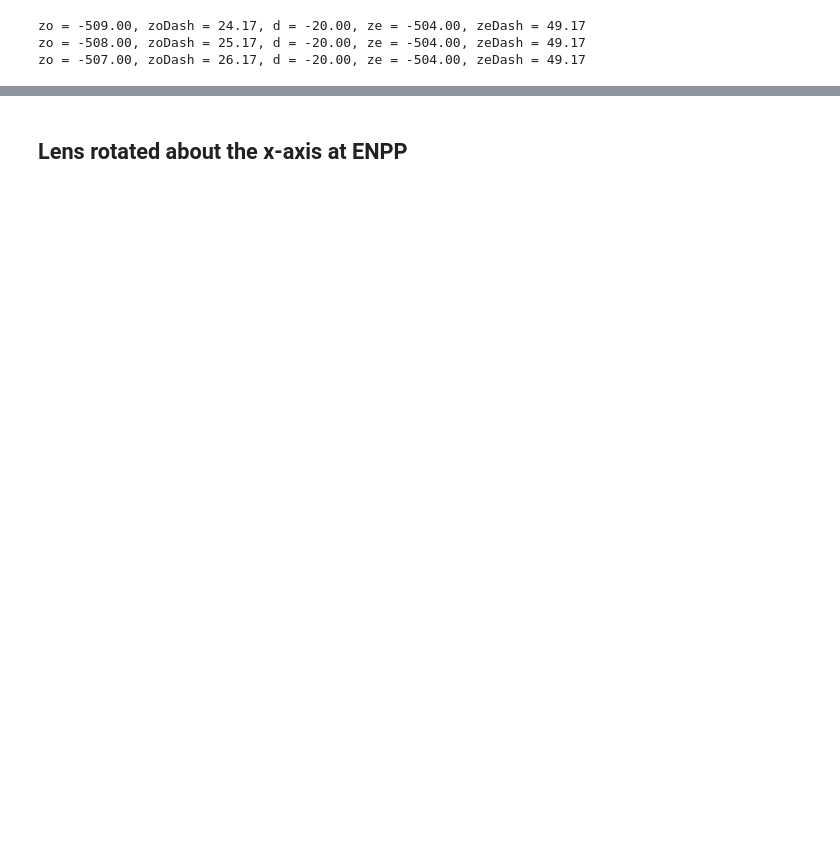
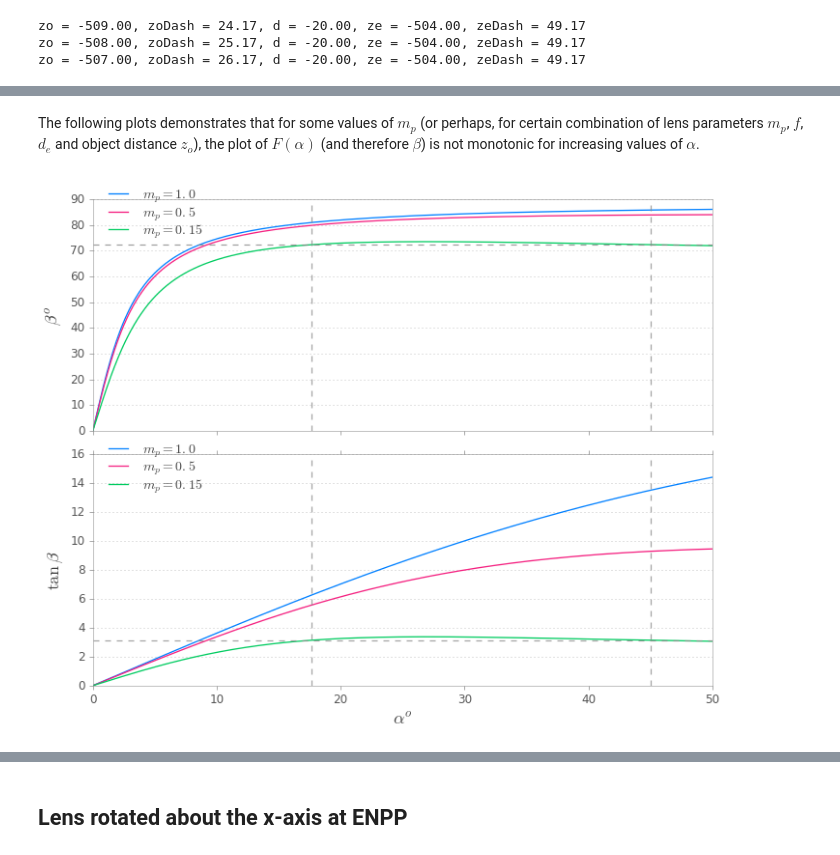
Before and after one commit to indranilsinharoy/phd-artifacts, a Jupyter notebook: chapters/chapter03_geometricmodel/code/StudyOfAngularRelationshipsForLensTiltForFocusing.ipynb, the cells around one changed output, grey strips where cells are left out. Cells and saved outputs as stored; diff of their text form; code cells hidden in the pictures; blank space fills up the shorter version.

```diff
--- a/chapters/chapter03_geometricmodel/code/StudyOfAngularRelationshipsForLensTiltForFocusing.ipynb
+++ b/chapters/chapter03_geometricmodel/code/StudyOfAngularRelationshipsForLensTiltForFocusing.ipynb
@@ -186,0 +276,49 @@ plt.show()
+# %% [markdown]
+The following plots demonstrates that for some values of $m_p$ (or perhaps, for certain combination of lens parameters $m_p$, $f$, $d_e$ and object distance $z_o$), the plot of $F(\alpha)$ (and therefore $\beta$) is not monotonic for increasing values of $\alpha$.
+# %%
+# plot of alpha vs. beta
+# this plot shows that given alpha, we MAY NOT get a unique beta within +/-90°
+zo=-509.0
+f = 24.0
+de=-5.0
+
+alpha = np.linspace(0., 50., 1000)
+fig, (ax0, ax1) = plt.subplots(2, 1, sharex=True, figsize=(10, 8))
+
+for i, mp in enumerate([1.0, 0.5, 0.15,]):
+    beta = get_beta(de=de, zo=zo, f=f, mp=mp, alpha=alpha)
+    tBeta = get_tanBeta(de=de, zo=zo, f=f, mp=mp, alpha=alpha)
+    legTxt = r'$m_p={}$'.format(mp)
+    ax0.plot(alpha, beta, label=legTxt)
+    ax1.plot(alpha, tBeta, label=legTxt)
+
+# plot the non-unique alpha, beta points for illustration
+# These values were emperically found
+# for mp=0.15; alpha=17.646249709, 45; tanbeta = 3.1330701123; beta = 72.298177969
+ax0.axhline(72.298177969, color='#888888', alpha=0.8, lw=1.2, linestyle='dashed')
+ax1.axhline(3.1330701123, color='#888888', alpha=0.8, lw=1.2, linestyle='dashed')
+ax0.axvline(17.646249709, color='#888888', alpha=0.8, lw=1.2, linestyle='dashed')
+ax0.axvline(45.0, color='#888888', alpha=0.8, lw=1.2, linestyle='dashed')
+ax1.axvline(17.646249709, color='#888888', alpha=0.8, lw=1.2, linestyle='dashed')
+ax1.axvline(45.0, color='#888888', alpha=0.8, lw=1.2, linestyle='dashed')
+# for mp=0.1; alpha=15.0, 33.837970239821; tanbeta = 2.00014403634; beta = 63.4365992627
+#ax0.axhline(63.4365992627)
+#ax1.axhline(2.00014403634)
+
+# plot decorations
+for ax in [ax0, ax1]:
+    ax.grid(axis='y', alpha=0.6)
+    ax.yaxis.set_major_locator(plt.MaxNLocator(10))    # number of ticks
+    ax.yaxis.set_ticks_position('left')                # tick
+    ax.legend(loc=(0.01, 0.8), labelspacing=0.008, fontsize=14)   #TODO:: fix legend ... place single legend
+                                                                  #       between the subplots
+ax0.xaxis.set_ticks_position('bottom')
+ax1.set_xlabel(r'$\alpha^o$', fontsize=18)
+ax0.set_ylabel(r'$\beta^o$', fontsize=18)
+ax1.set_ylabel(r'$\rm{tan}\, \beta$', fontsize=18)
+
+fig.tight_layout()
+
+plt.show()
+# %% [output]
+[figure, added]
```
Also changed, not shown: parts of 44 cells of this notebook, 8 other files.
